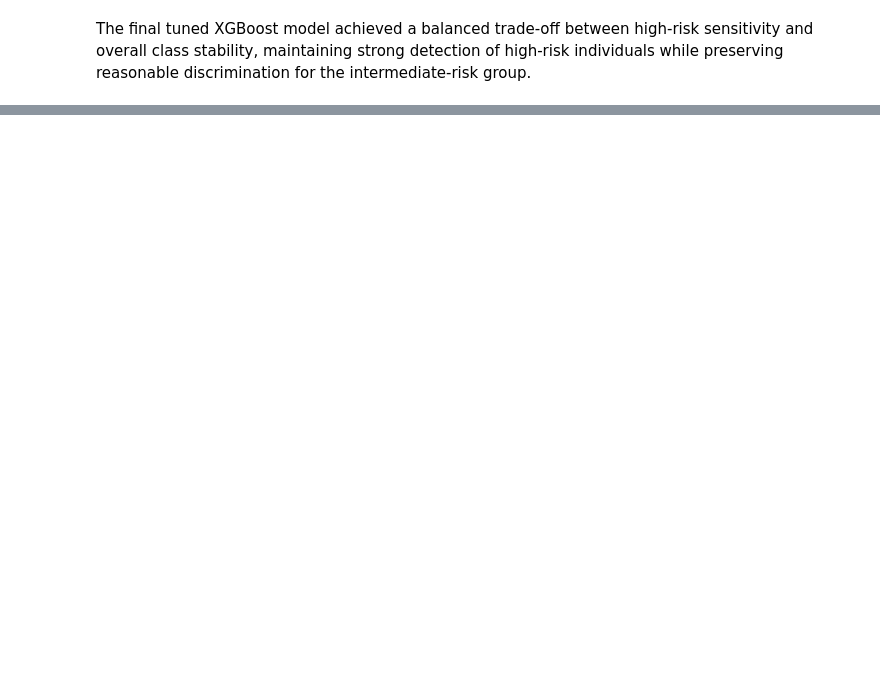
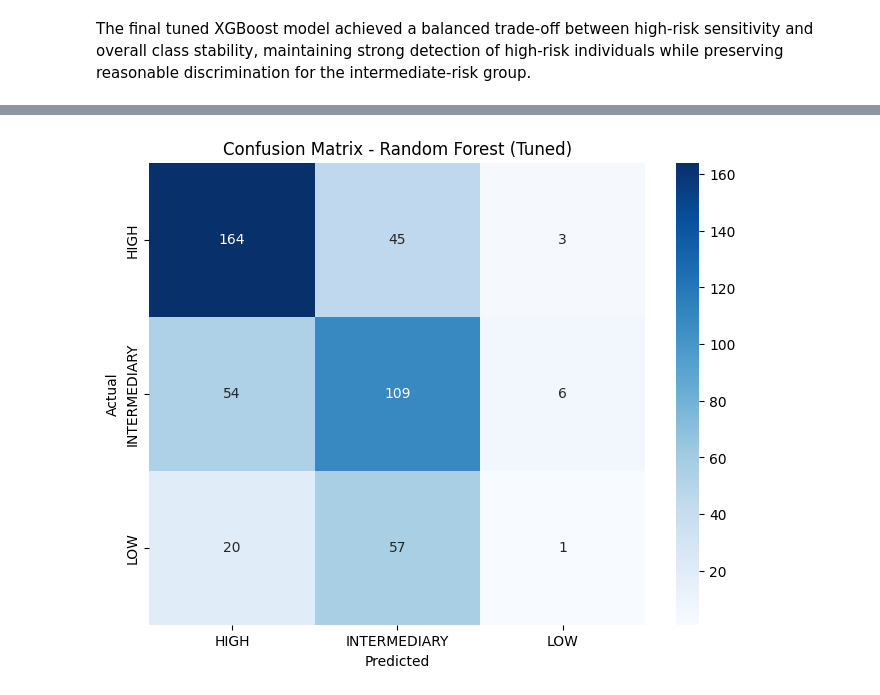
Before and after one commit to avimallik/pulse_ml_heart_disease_predictor, a Jupyter notebook: data_preprocessing.ipynb, the cells around one changed output, grey strips where cells are left out. Saved outputs shown, nothing was run; the diff lists cells and outputs as text; code cells hidden in the pictures; blank space fills up the shorter version.

```diff
--- a/data_preprocessing.ipynb
+++ b/data_preprocessing.ipynb
@@ -1129,0 +1132,15 @@ plot_confusion(cm_xgboost_tune, 'Confusion Matrix - XGBoost Tuned')
+# %%
+random_forest_tuned = RandomForestClassifier(n_estimators=300,
+                                             random_state=42,
+                                             class_weight={'HIGH': 4,
+                                                           'INTERMEDIARY': 1,
+                                                           'LOW': 2})
+pipeline_rf_model_tune = Pipeline(
+    steps=[
+        ('preprocess', preprocess),
+        ('rf_model', random_forest_tuned)
+    ]
+)
+
+pipeline_rf_model_tune.fit(x_split_class_obj.X_train,
+                                x_split_class_obj.y_train)
@@ -1129,0 +1166,3 @@ plot_confusion(cm_xgboost_tune, 'Confusion Matrix - XGBoost Tuned')
+# %%
+y_pred_rf_tuned = pipeline_rf_model_tune.predict(x_split_class_obj.X_test)
+y_pred_rf_tuned
@@ -1129,0 +1187,5 @@ plot_confusion(cm_xgboost_tune, 'Confusion Matrix - XGBoost Tuned')
+# %%
+cm_rf_tuned = confusion_matrix(x_split_class_obj.y_test, y_pred_rf_tuned)
+plot_confusion(cm_rf_tuned, 'Confusion Matrix - Random Forest (Tuned)')
+# %% [output]
+[figure, added]
```
Also changed, not shown: parts of 6 cells of this notebook, 2 other files.
